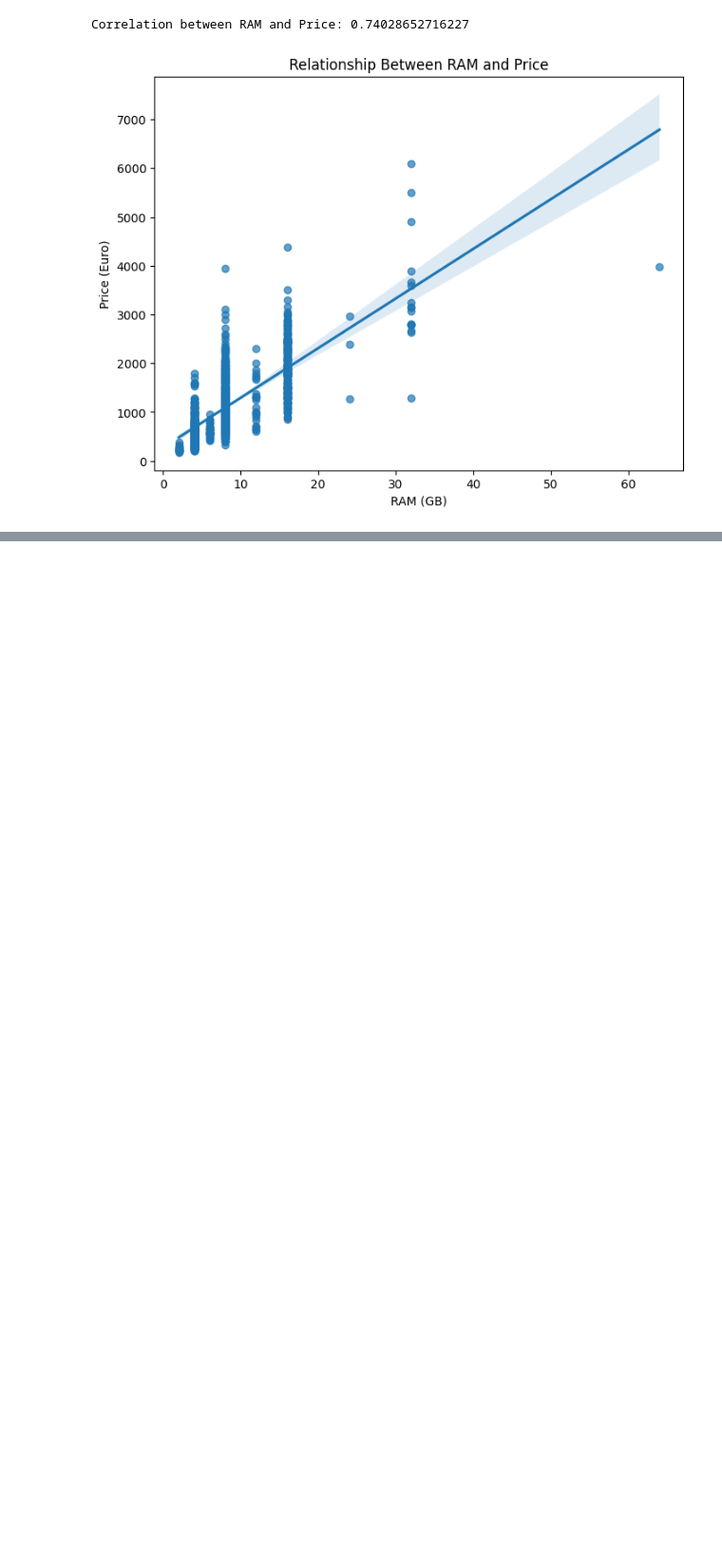
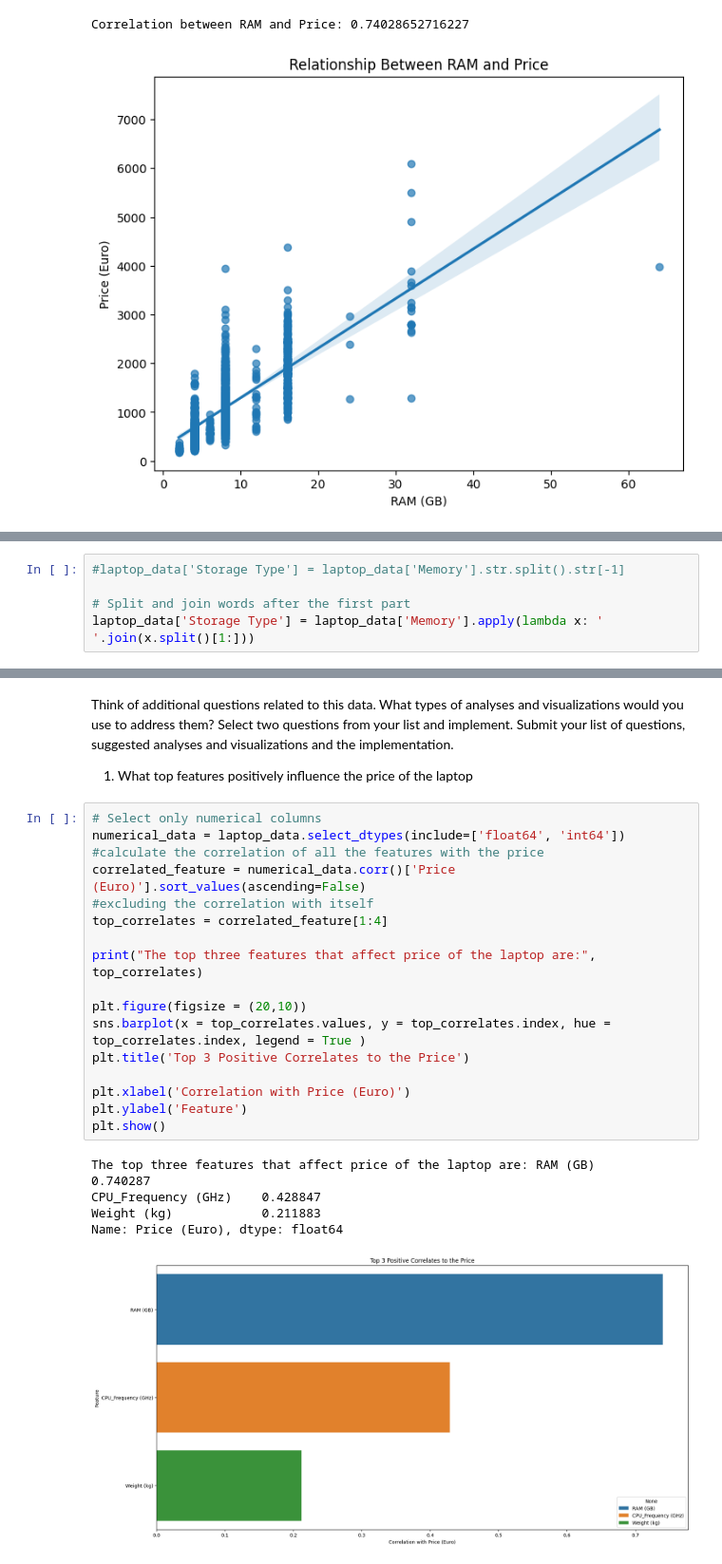
Before and after one commit to Folasewa/DS_Class_Project, a Jupyter notebook: Mini_Project_Folasewa_DS.ipynb, the cells around one changed output, grey strips where cells are left out. Shown at 95% size. Drawn from its saved outputs; the diff is of its cells as text; blank space fills up the shorter version.

```diff
--- a/Mini_Project_Folasewa_DS.ipynb
+++ b/Mini_Project_Folasewa_DS.ipynb
@@ -449,0 +452,5 @@ Correlation between RAM and Price: 0.74028652716227
+# %%
+#laptop_data['Storage Type'] = laptop_data['Memory'].str.split().str[-1]
+
+# Split and join words after the first part
+laptop_data['Storage Type'] = laptop_data['Memory'].apply(lambda x: ' '.join(x.split()[1:]))
@@ -449,0 +466,30 @@ Correlation between RAM and Price: 0.74028652716227
+# %% [markdown]
+Think of additional questions related to this data. What types of analyses and
+visualizations would you use to address them? Select two questions from your list and
+implement. Submit your list of questions, suggested analyses and visualizations and the
+implementation.
+
+1. What top features positively influence the price of the laptop
+# %%
+# Select only numerical columns
+numerical_data = laptop_data.select_dtypes(include=['float64', 'int64'])
+#calculate the correlation of all the features with the price
+correlated_feature = numerical_data.corr()['Price (Euro)'].sort_values(ascending=False)
+#excluding the correlation with itself
+top_correlates = correlated_feature[1:4]
+
+print("The top three features that affect price of the laptop are:", top_correlates)
+
+plt.figure(figsize = (20,10))
+sns.barplot(x = top_correlates.values, y = top_correlates.index, hue = top_correlates.index, legend = True )
+plt.title('Top 3 Positive Correlates to the Price')
+
+plt.xlabel('Correlation with Price (Euro)')
+plt.ylabel('Feature')
+plt.show()
+# %% [output]
+The top three features that affect price of the laptop are: RAM (GB)               0.740287
+CPU_Frequency (GHz)    0.428847
+Weight (kg)            0.211883
+Name: Price (Euro), dtype: float64
+[figure, added]
```
Also changed, not shown: parts of 2 cells of this notebook.
